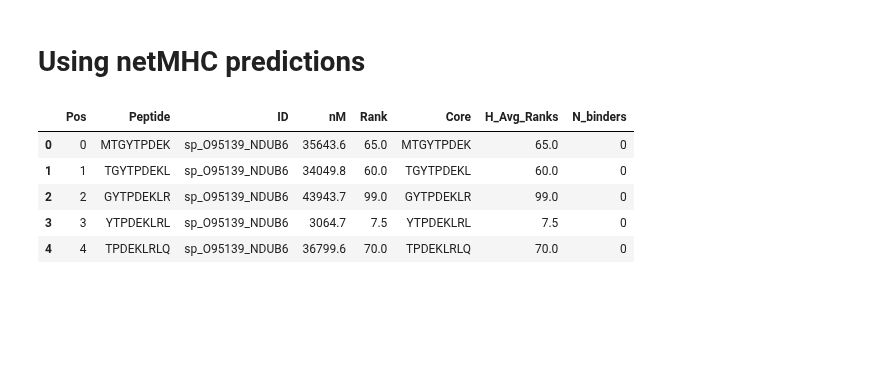
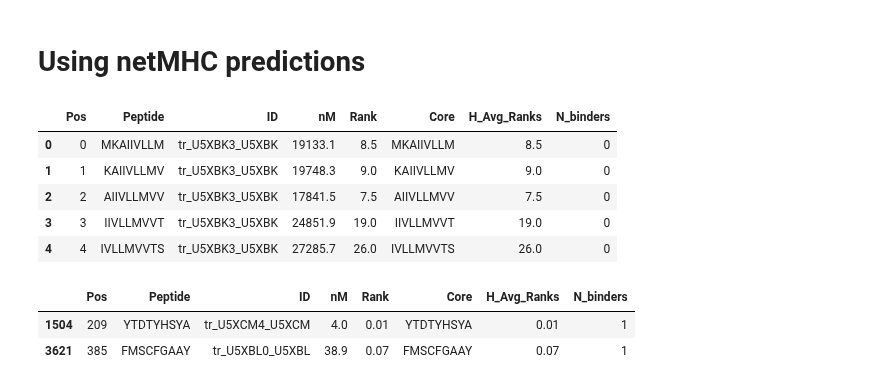
Before and after one commit to andim/peptidome, a Jupyter notebook: code/netmhc.ipynb, the cells around one changed output. Drawn from its saved outputs; the diff is of its cells as text; code cells hidden in the pictures; blank space fills up the shorter version.

```diff
--- a/code/netmhc.ipynb
+++ b/code/netmhc.ipynb
@@ -12,16 +13,21 @@ import matplotlib.pyplot as plt
 
 from lib import *
 # %%
-df = pd.read_csv('/home/amayer/data/proteomes/uniprot-homosapiens-up000005640-netmhc-A0201.csv', sep='\t', skiprows=1)
+df = pd.read_csv('/home/amayer/data/peptidome/netmhc/influenzaB-HLA-A0101.csv', sep='\t', skiprows=1)
 df.head()
 # %% [output]
 |  | Pos | Peptide | ID | nM | Rank | Core | H_Avg_Ranks | N_binders |
-| 0 | 0 | MTGYTPDEK | sp_O95139_NDUB6 | 35643.6 | 65.0 | MTGYTPDEK | 65.0 | 0 |
-| 1 | 1 | TGYTPDEKL | sp_O95139_NDUB6 | 34049.8 | 60.0 | TGYTPDEKL | 60.0 | 0 |
-| 2 | 2 | GYTPDEKLR | sp_O95139_NDUB6 | 43943.7 | 99.0 | GYTPDEKLR | 99.0 | 0 |
-| 3 | 3 | YTPDEKLRL | sp_O95139_NDUB6 | 3064.7 | 7.5 | YTPDEKLRL | 7.5 | 0 |
-| 4 | 4 | TPDEKLRLQ | sp_O95139_NDUB6 | 36799.6 | 70.0 | TPDEKLRLQ | 70.0 | 0 |
+| 0 | 0 | MKAIIVLLM | tr_U5XBK3_U5XBK | 19133.1 | 8.5 | MKAIIVLLM | 8.5 | 0 |
+| 1 | 1 | KAIIVLLMV | tr_U5XBK3_U5XBK | 19748.3 | 9.0 | KAIIVLLMV | 9.0 | 0 |
+| 2 | 2 | AIIVLLMVV | tr_U5XBK3_U5XBK | 17841.5 | 7.5 | AIIVLLMVV | 7.5 | 0 |
+| 3 | 3 | IIVLLMVVT | tr_U5XBK3_U5XBK | 24851.9 | 19.0 | IIVLLMVVT | 19.0 | 0 |
+| 4 | 4 | IVLLMVVTS | tr_U5XBK3_U5XBK | 27285.7 | 26.0 | IVLLMVVTS | 26.0 | 0 |
 # %%
 # 50nM = strong binding
 # 500nM = weak binding
 dfbinders = df[df['nM']<50]
+dfbinders
+# %% [output]
+|  | Pos | Peptide | ID | nM | Rank | Core | H_Avg_Ranks | N_binders |
+| 1504 | 209 | YTDTYHSYA | tr_U5XCM4_U5XCM | 4.0 | 0.01 | YTDTYHSYA | 0.01 | 1 |
+| 3621 | 385 | FMSCFGAAY | tr_U5XBL0_U5XBL | 38.9 | 0.07 | FMSCFGAAY | 0.07 | 1 |
```
Also changed, not shown: parts of 5 cells of this notebook, 3 other files.
